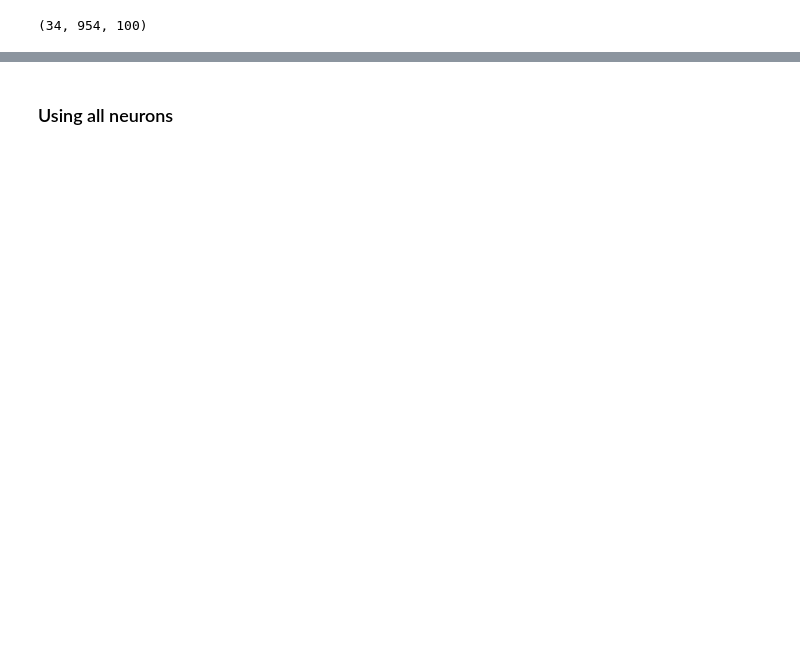
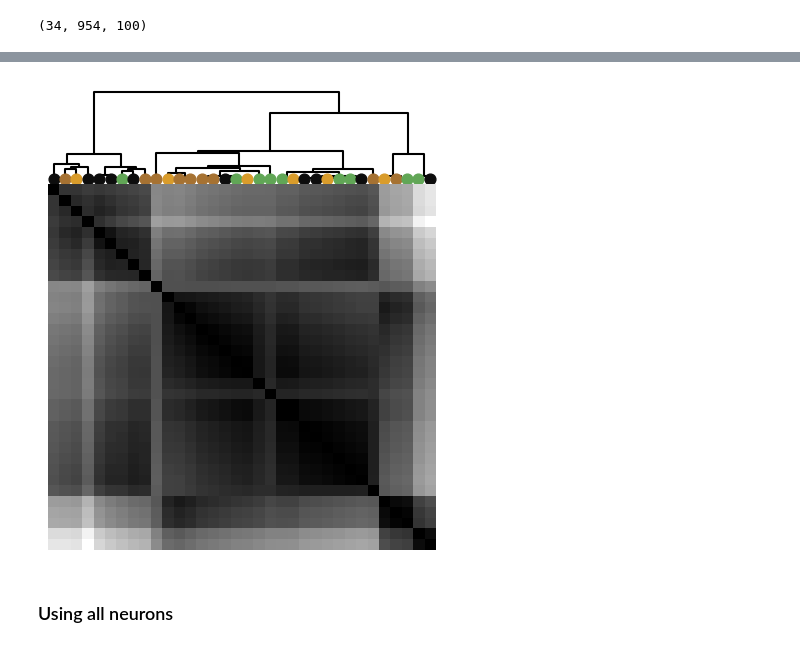
Before and after one commit to brunaafl/ShapeMetrics, a Jupyter notebook: ibl_autism/neural_genotype.ipynb, the cells around one changed output, grey strips where cells are left out. Saved outputs shown, nothing was run; the diff lists cells and outputs as text; code cells hidden in the pictures; blank space fills up the shorter version.

Commit message:
Plot genotype clustering

```diff
--- a/ibl_autism/neural_genotype.ipynb
+++ b/ibl_autism/neural_genotype.ipynb
@@ -286,3 +377,10 @@ plot_mds_pca(dist_neural, all_genotypes)
+# %%
+labels_arr = np.array(all_genotypes)
+colors = {'N':'#0D0D0D', 'F':'#61A656', 'C':'#D99C2B', 'S':'#A67232'}
+
+plot_dendogram(dist_neural, all_genotypes, lab_to_color=colors)
+# %% [output]
+[figure, added]
 # %% [markdown]
 ### Using all neurons
 # %%
```
Also changed, not shown: parts of 48 cells of this notebook, 2 other files.
